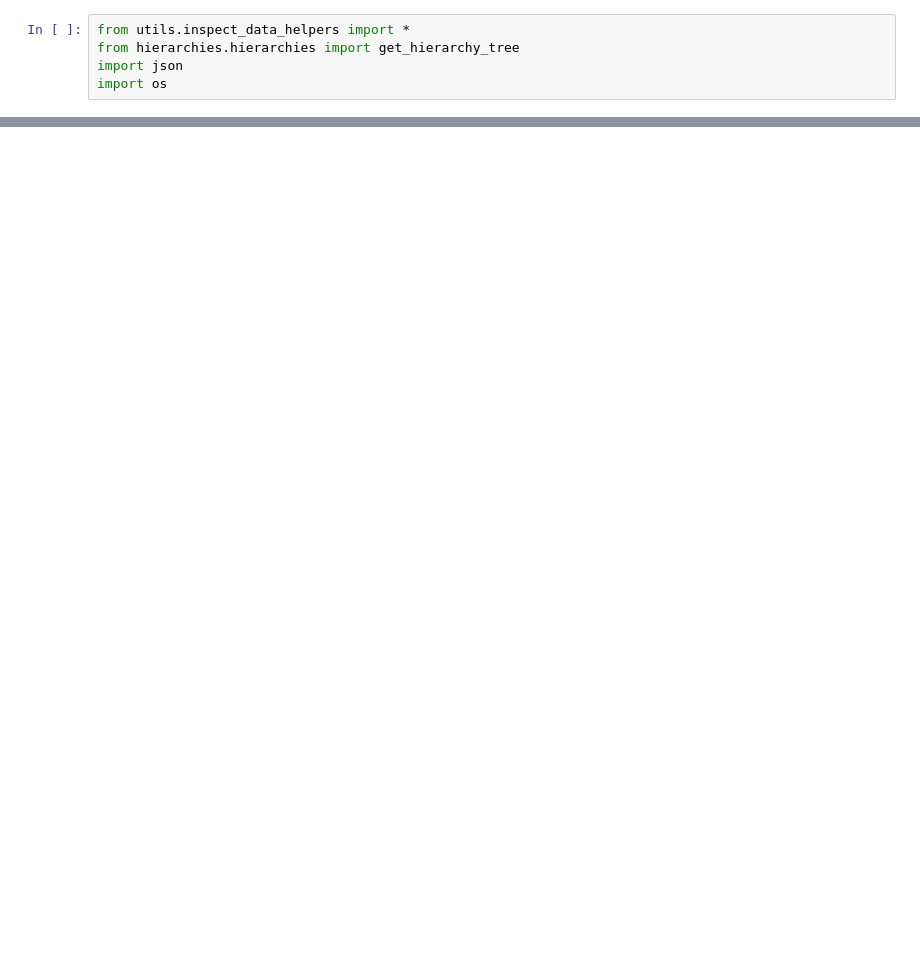
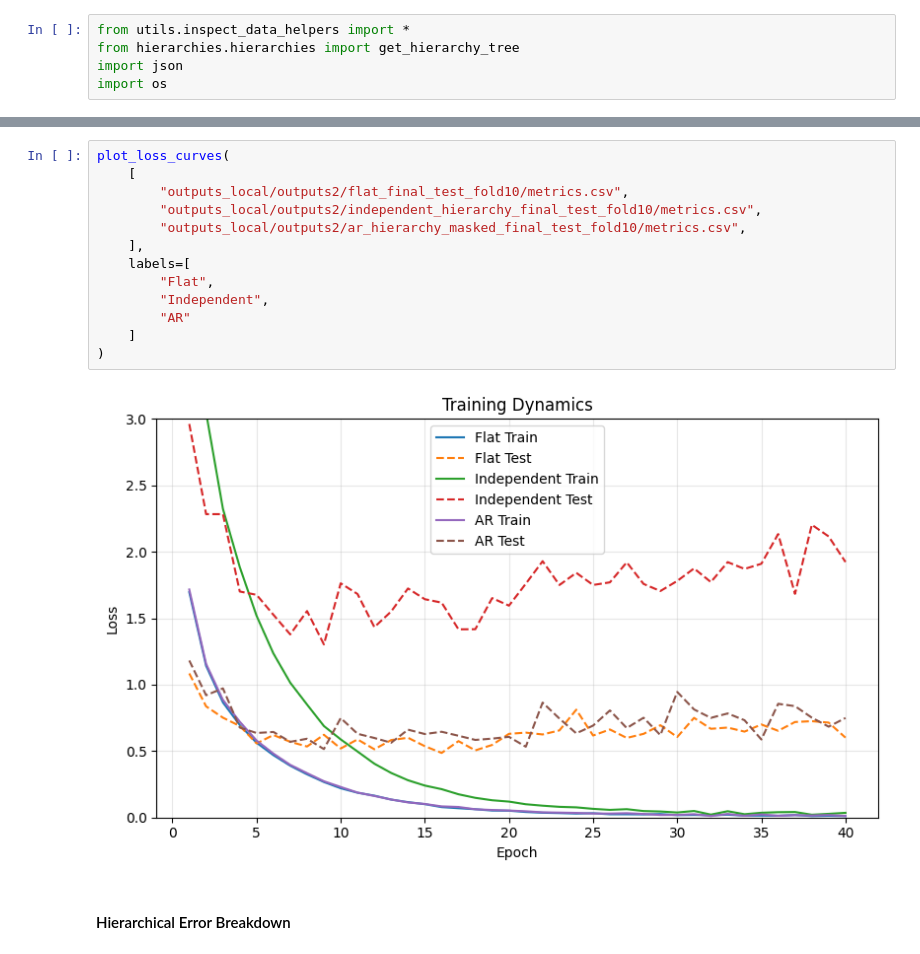
Before and after one commit to DasThug/Hierarchical-Audio-Classification-using-Deep-Learning, a Jupyter notebook: InspectData.ipynb, the cells around one changed output, grey strips where cells are left out. Drawn from its saved outputs; the diff is of its cells as text; blank space fills up the shorter version.

```diff
--- a/InspectData.ipynb
+++ b/InspectData.ipynb
@@ -5,0 +73,17 @@ import os
+# %%
+plot_loss_curves(
+    [
+        "outputs_local/outputs2/flat_final_test_fold10/metrics.csv",
+        "outputs_local/outputs2/independent_hierarchy_final_test_fold10/metrics.csv",
+        "outputs_local/outputs2/ar_hierarchy_masked_final_test_fold10/metrics.csv",
+    ],
+    labels=[
+        "Flat",
+        "Independent",
+        "AR"
+    ]
+)
+# %% [output]
+[figure, added]
+# %% [markdown]
+#### Hierarchical Error Breakdown
```
Also changed, not shown: parts of 31 cells of this notebook, 53 other files.
